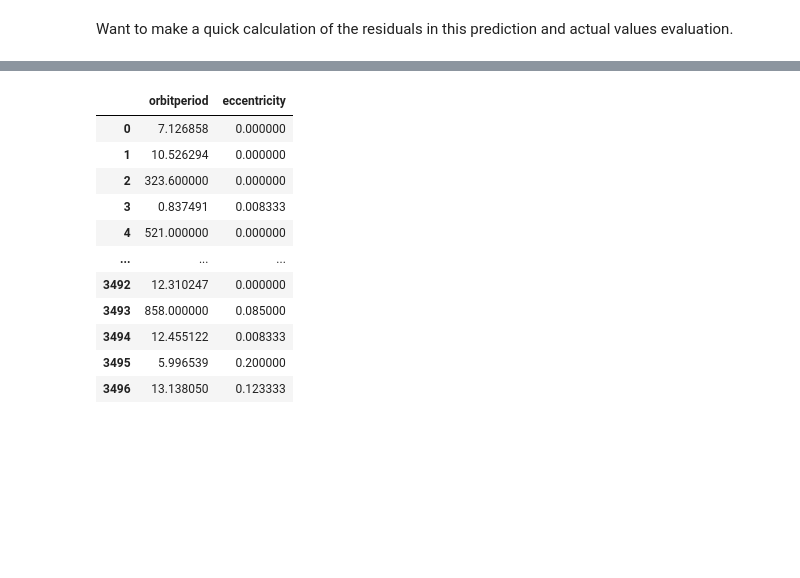
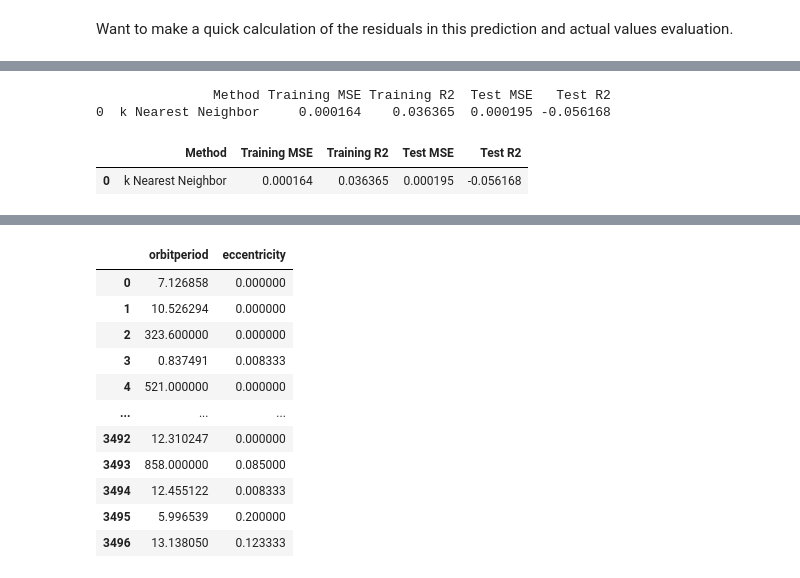
Before and after one commit to jbravo87/blog-projects, a Jupyter notebook: exoplanet_data_notebook.ipynb, the cells around one changed output, grey strips where cells are left out. Cells and saved outputs as stored; diff of their text form; code cells hidden in the pictures; blank space fills up the shorter version.

```diff
--- a/exoplanet_data_notebook.ipynb
+++ b/exoplanet_data_notebook.ipynb
@@ -283,17 +292,27 @@ plt.show()
 # %%
-knn1_train_mse = mean_squared_error(y_train, y_knn_train_pred)
-knn1_train_r2 = r2_score(y_train, y_knn_train_pred)
+knn1_train_mse = mean_squared_error(y1_train, y_knn_train_pred_1)
+knn1_train_r2 = r2_score(y1_train, y_knn_train_pred_1)
 # Now, test mean square and r2 score.
-knn_test_mse = mean_squared_error(y_test, y_knn_test_pred)
-knn_test_r2 = r2_score(y_test, y_knn_test_pred)
+knn1_test_mse = mean_squared_error(y1_test, y_knn_test_pred_1)
+knn1_test_r2 = r2_score(y1_test, y_knn_test_pred_1)
 # Consolidate the results.
-knn_results = pd.DataFrame(['k Nearest Neighbor', knn_train_mse, knn_train_r2, knn_test_mse, knn_test_r2]).transpose()
-#results1 = pd.DataFrame(columns = ['Method', 'Training MSE', 'Training R2', 'Test MSE', 'Test R2'])
-results1 = pd.DataFrame()
-results1 = pd.concat([results1, knn_results])
-print(results1)
+knn_results_1 = pd.DataFrame(['k Nearest Neighbor', knn1_train_mse, knn1_train_r2, knn1_test_mse, knn1_test_r2]).transpose()
+#results_1 = pd.DataFrame(columns = ['Method', 'Training MSE', 'Training R2', 'Test MSE', 'Test R2'])
+#results1 = pd.DataFrame()
+#results_1 = pd.concat([results1, knn_results_1], axis=1)
+#results_1.append(knn_results_1, ignore_index=True)
+knn_results_1.columns = ['Method', 'Training MSE', 'Training R2', 'Test MSE', 'Test R2']
+print(knn_results_1)
 #knn_results.columns = ['Method', 'Training MSE', 'Training R2', 'Test MSE', 'Test R2']
 #print(knn_results)
+# %% [output]
+               Method Training MSE Training R2  Test MSE   Test R2
+0  k Nearest Neighbor     0.000164    0.036365  0.000195 -0.056168
+# %%
+knn_results_1
+# %% [output]
+|  | Method | Training MSE | Training R2 | Test MSE | Test R2 |
+| 0 | k Nearest Neighbor | 0.000164 | 0.036365 | 0.000195 | -0.056168 |
 # %%
 # NB: the independent variable is orbital period (X)
 # dependent variable is ecentricity (y)
```
Also changed, not shown: parts of 14 cells of this notebook.
